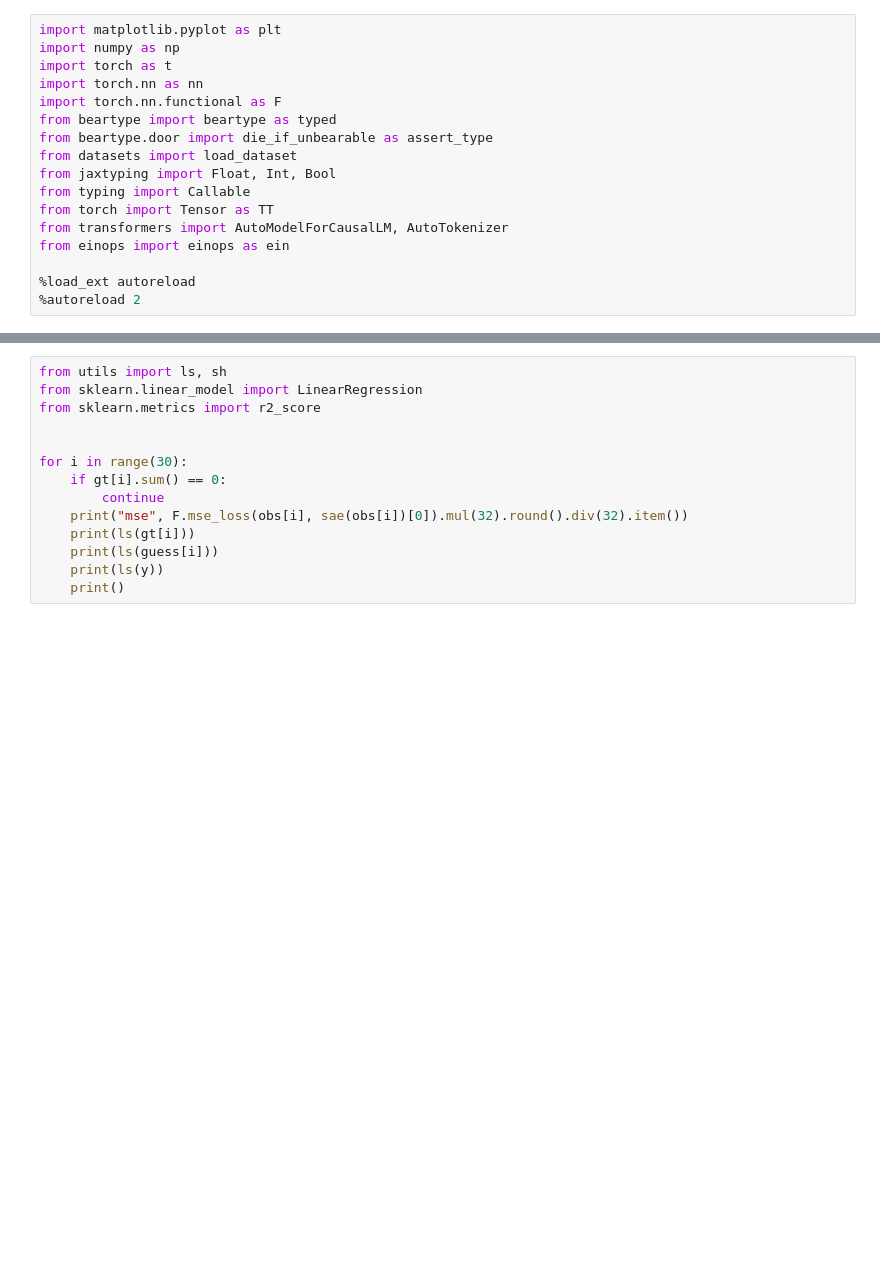
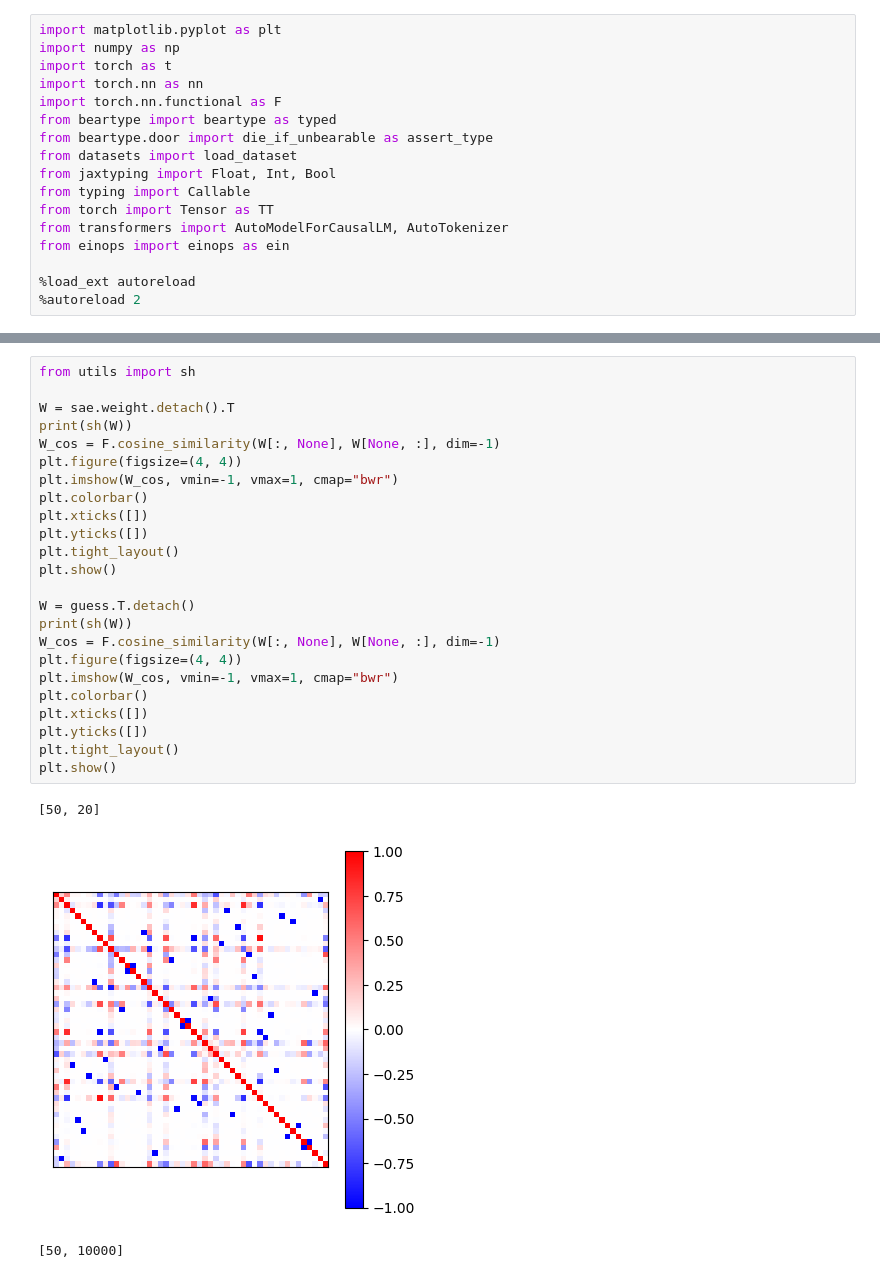
Before and after one commit to msh2481/LanguageTransfer, a Jupyter notebook: dictionary_learning.ipynb, the cells around one changed output, grey strips where cells are left out. Cells and saved outputs as stored; diff of their text form; blank space fills up the shorter version.

```diff
--- a/dictionary_learning.ipynb
+++ b/dictionary_learning.ipynb
@@ -47,14 +84,28 @@ for it in range(10):
-# %%
-from utils import ls, sh
-from sklearn.linear_model import LinearRegression
-from sklearn.metrics import r2_score
-
-
-for i in range(30):
-    if gt[i].sum() == 0:
-        continue
-    print("mse", F.mse_loss(obs[i], sae(obs[i])[0]).mul(32).round().div(32).item())
-    print(ls(gt[i]))
-    print(ls(guess[i]))
-    print(ls(y))
-    print()
+# %%
+from utils import sh
+
+W = sae.weight.detach().T
+print(sh(W))
+W_cos = F.cosine_similarity(W[:, None], W[None, :], dim=-1)
+plt.figure(figsize=(4, 4))
+plt.imshow(W_cos, vmin=-1, vmax=1, cmap="bwr")
+plt.colorbar()
+plt.xticks([])
+plt.yticks([])
+plt.tight_layout()
+plt.show()
+
+W = guess.T.detach()
+print(sh(W))
+W_cos = F.cosine_similarity(W[:, None], W[None, :], dim=-1)
+plt.figure(figsize=(4, 4))
+plt.imshow(W_cos, vmin=-1, vmax=1, cmap="bwr")
+plt.colorbar()
+plt.xticks([])
+plt.yticks([])
+plt.tight_layout()
+plt.show()
+# %% [output]
+[50, 20]
+[figure, added]
+[50, 10000]
```
Also changed, not shown: parts of 3 cells of this notebook, 1 other file.
